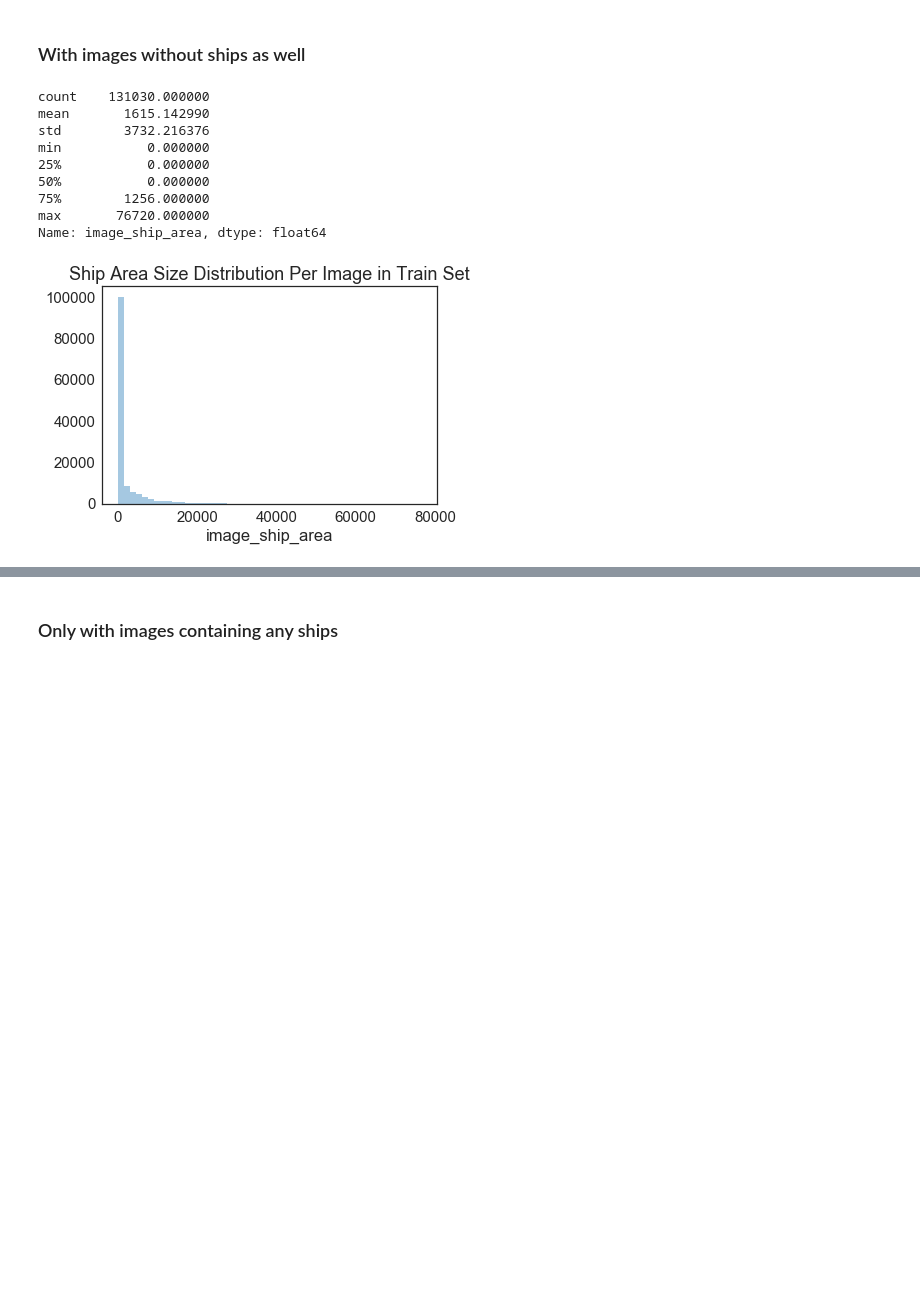
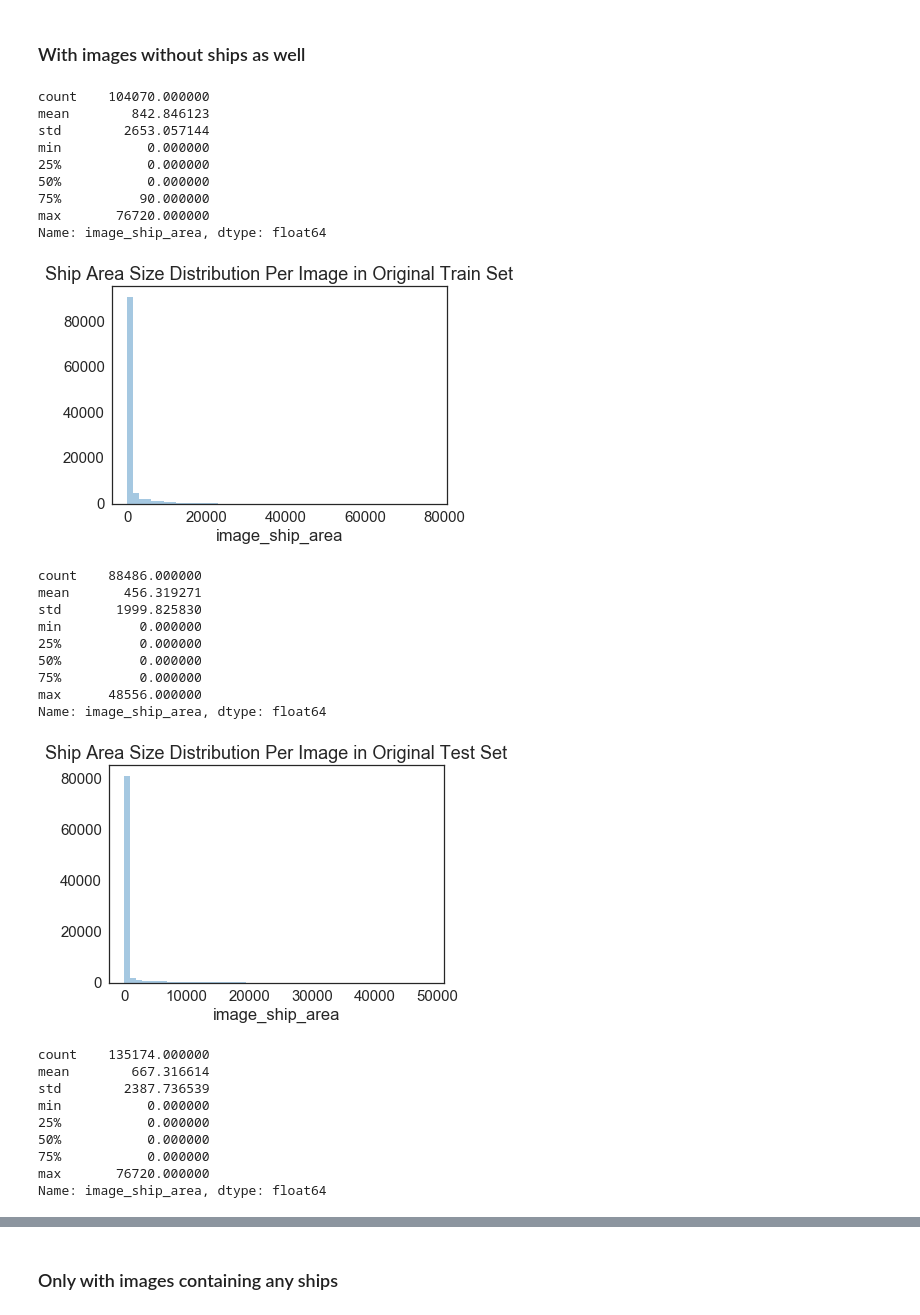
Before and after one commit to Deep-Learning-GAZ/Airbus-Ship-Detection-Challenge, a Jupyter notebook: DataExploration.ipynb, the cells around one changed output, grey strips where cells are left out. Cells and saved outputs as stored; diff of their text form; code cells hidden in the pictures; blank space fills up the shorter version.

```diff
--- a/DataExploration.ipynb
+++ b/DataExploration.ipynb
@@ -93,24 +286,62 @@ Name: one_ship_area, dtype: float64
 ## Per image
 # %% [markdown]
 ### With images without ships as well
-# %%
-df['image_ship_area'] = df.groupby('ImageId')['one_ship_area'].transform('sum')
-df.loc[df['EncodedPixels'].isnull().values,'image_ship_area'] = 0
-# %%
-sns.set_style("white")
-sns.set_context("notebook", font_scale=1.5, rc={"lines.linewidth": 2.5})
-sns.distplot(df['image_ship_area'],kde=False)
-plt.title('Ship Area Size Distribution Per Image in Train Set')
-
-print(df['image_ship_area'].describe())
-# %% [output]
-count    131030.000000
-mean       1615.142990
-std        3732.216376
-min           0.000000
-25%           0.000000
-50%           0.000000
-75%        1256.000000
-max       76720.000000
-Name: image_ship_area, dtype: float64
-[figure, removed]
+# %%
+"""Plots the distribution of area size of ships per image"""
+def area_distribution_per_image(df, name):
+    '''
+    df: dataframe
+    name: name of dataframe, used for title of plot
+
+    '''
+
+    #Getting the sum of one_ship_area-s per image id
+    df['image_ship_area'] = df.groupby('ImageId')['one_ship_area'].transform('sum')
+
+    #Grouping the image_ship_area by image id
+    ship_area_dist_perim = df.groupby('ImageId')['image_ship_area'].unique().transform(lambda x: x[0])
+
+    #Plotting the distribution with help of seaborn
+    plt.figure()
+    sns.set_style("white")
+    sns.set_context("notebook", font_scale=1.5, rc={"lines.linewidth": 2.5})
+    sns.distplot(ship_area_dist_perim,kde=False)
+    plt.title('Ship Area Size Distribution Per Image in %s Set' % name)
+
+    #Printing the description of distribution(different statistical values)
+    print(ship_area_dist_perim.describe())
+    plt.show()
+# %%
+#Plotting for every dataframe
+for name,df in dataframes.items():
+    area_distribution_per_image(df, name)
+# %% [output]
+count    104070.000000
+mean        842.846123
+std        2653.057144
+min           0.000000
+25%           0.000000
+50%           0.000000
+75%          90.000000
+max       76720.000000
+Name: image_ship_area, dtype: float64
+[figure, added]
+count    88486.000000
+mean       456.319271
+std       1999.825830
+min          0.000000
+25%          0.000000
+50%          0.000000
+75%          0.000000
+max      48556.000000
+Name: image_ship_area, dtype: float64
+[figure, added]
+count    135174.000000
+mean        667.316614
+std        2387.736539
+min           0.000000
+25%           0.000000
+50%           0.000000
+75%           0.000000
+max       76720.000000
+Name: image_ship_area, dtype: float64
```
Also changed, not shown: parts of 20 cells of this notebook, 1 other file.
